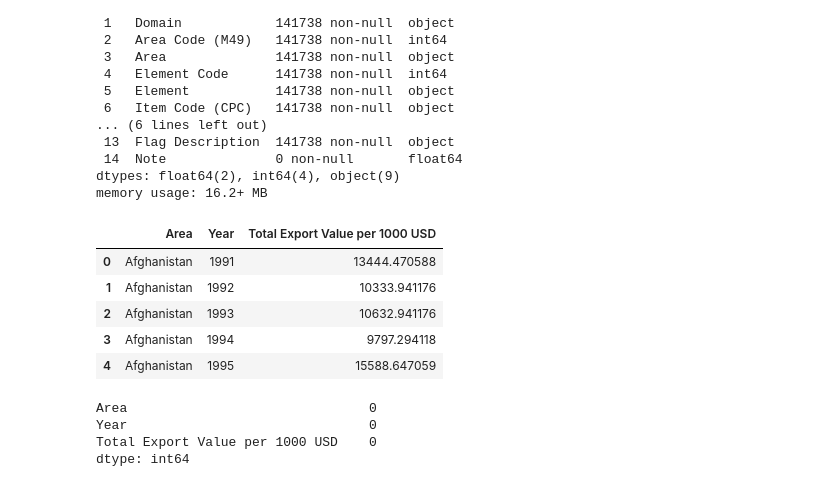
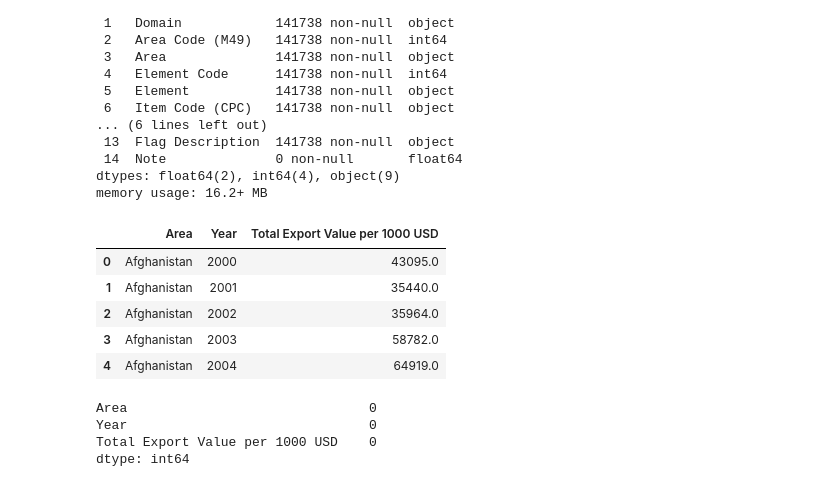
Before and after one commit to thepercyj/MLP, a Jupyter notebook: Assignment_Masters.ipynb, the cells around one changed output. Drawn from its saved outputs; the diff is of its cells as text; code cells hidden in the pictures.

```diff
--- a/Assignment_Masters.ipynb
+++ b/Assignment_Masters.ipynb
@@ -930,22 +930,22 @@ Data columns (total 15 columns):
 dtypes: float64(2), int64(4), object(9)
 memory usage: 16.2+ MB
 # %%
-# food_trade_df = food_trade_df[(food_trade_df['Year'] >= 2000) & food_trade_df['Element'].str.contains('Export Value')]
+food_trade_df = food_trade_df[(food_trade_df['Year'] >= 2000) & food_trade_df['Element'].str.contains('Export Value')]
 
 food_trade_df = food_trade_df.drop(columns=['Domain Code', 'Domain', 'Year Code', 'Item', 'Item Code (CPC)', 'Element Code', 'Element', 'Unit', 'Flag', 'Flag Description', 'Area Code (M49)', 'Note'])
 
-food_trade_df = food_trade_df.groupby(["Area", "Year"])["Value"].mean().reset_index()
+food_trade_df = food_trade_df.groupby(["Area", "Year"])["Value"].sum().reset_index()
 
 food_trade_df = food_trade_df.rename(columns={'Value': 'Total Export Value per 1000 USD'})
 
 food_trade_df.head()
 # %% [output]
 |  | Area | Year | Total Export Value per 1000 USD |
-| 0 | Afghanistan | 1991 | 13444.470588 |
-| 1 | Afghanistan | 1992 | 10333.941176 |
-| 2 | Afghanistan | 1993 | 10632.941176 |
-| 3 | Afghanistan | 1994 | 9797.294118 |
-| 4 | Afghanistan | 1995 | 15588.647059 |
+| 0 | Afghanistan | 2000 | 43095.0 |
+| 1 | Afghanistan | 2001 | 35440.0 |
+| 2 | Afghanistan | 2002 | 35964.0 |
+| 3 | Afghanistan | 2003 | 58782.0 |
+| 4 | Afghanistan | 2004 | 64919.0 |
 # %%
 # Check for missing values
 food_trade_df.isnull().sum()
```
Also changed, not shown: parts of 66 cells of this notebook, 6 other files.
